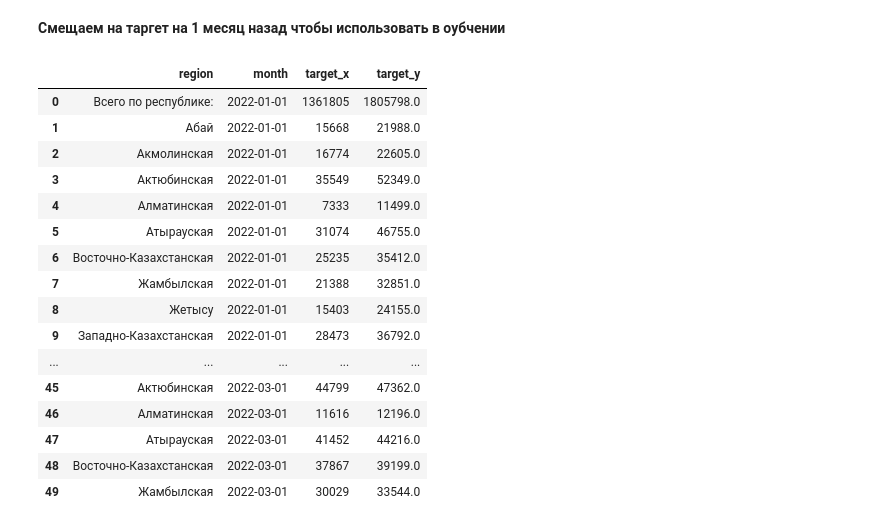
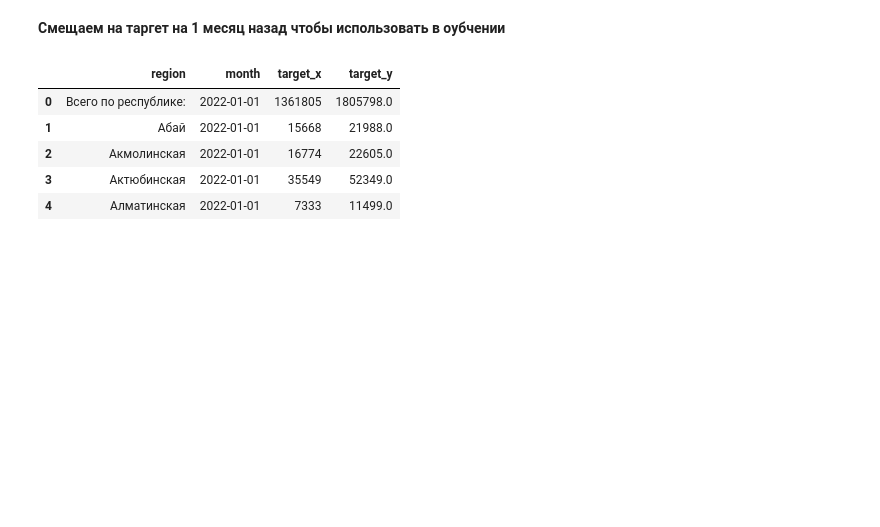
Before and after one commit to nikitalarkin/deposit_pet_kz, a Jupyter notebook: etl/group_target.ipynb, the cells around one changed output. Saved outputs shown, nothing was run; the diff lists cells and outputs as text; code cells hidden in the pictures; blank space fills up the shorter version.

```diff
--- a/etl/group_target.ipynb
+++ b/etl/group_target.ipynb
@@ -6,10 +6,10 @@ pd.set_option("display.max_rows", None)
 pd.set_option("display.max_columns", None)
 pd.set_option("display.width", None)
 # %%
-df22 = pd.read_csv('C:\\my\\prog\\pet banks\\raw_data\\target\\gived2022.csv', header=5, sep=';', encoding='utf-8')
-df23 = pd.read_csv('C:\\my\\prog\\pet banks\\raw_data\\target\\gived2023.csv', header=5, sep=';', encoding='utf-8')
-df24 = pd.read_csv('C:\\my\\prog\\pet banks\\raw_data\\target\\gived2024.csv', header=5, sep=';', encoding='utf-8')
-df25 = pd.read_csv('C:\\my\\prog\\pet banks\\raw_data\\target\\gived2025.csv', header=5, sep=';', encoding='utf-8')
+df22 = pd.read_csv('../raw_data/target/gived2022.csv', header=5, sep=';', encoding='utf-8')
+df23 = pd.read_csv('../raw_data/target/gived2023.csv', header=5, sep=';', encoding='utf-8')
+df24 = pd.read_csv('../raw_data/target/gived2024.csv', header=5, sep=';', encoding='utf-8')
+df25 = pd.read_csv('../raw_data/target/gived2025.csv', header=5, sep=';', encoding='utf-8')
 # %% [markdown]
 **Оставляем только таргеты и убираем наны**
 # %%
@@ -214,16 +214,6 @@ target_df['target'] = pd.to_numeric(target_df['target'], errors='raise')
 # %%
 target_df['target_y'] = target_df.groupby('region')['target'].shift(-1)
 target_df = target_df.rename(columns={'target': 'target_x'})
-
-target_df["lag_1"] = target_df.groupby('region')["target_x"].shift(1)
-target_df["lag_3"] = target_df.groupby('region')["target_x"].shift(3)
-target_df["lag_6"] = target_df.groupby('region')["target_x"].shift(6)
-
-target_df["rolling_mean_3"] = target_df.groupby('region')["target_x"].shift(1).rolling(3).mean().reset_index(level=0, drop=True)
-target_df["rolling_mean_6"] = target_df.groupby('region')["target_x"].shift(1).rolling(6).mean().reset_index(level=0, drop=True)
-
-target_df["diff_1"] = target_df.groupby('region')["target_x"].diff(1)
-target_df["pct_change_1"] = target_df.groupby('region')["target_x"].pct_change(1)
 # %%
 target_df = target_df.dropna()
 # %%
@@ -231,20 +221,9 @@ target_df.to_csv('C:\\my\\prog\\pet banks\\clean_data\\target.csv', index=False)
 # %%
-target_df.head(50)
+target_df.head(5)
 # %% [output]
 |  | region | month | target_x | target_y |
 | 0 | Всего по республике: | 2022-01-01 | 1361805 | 1805798.0 |
 | 1 | Абай | 2022-01-01 | 15668 | 21988.0 |
 | 2 | Акмолинская | 2022-01-01 | 16774 | 22605.0 |
 | 3 | Актюбинская | 2022-01-01 | 35549 | 52349.0 |
 | 4 | Алматинская | 2022-01-01 | 7333 | 11499.0 |
-| 5 | Атырауская | 2022-01-01 | 31074 | 46755.0 |
-| 6 | Восточно-Казахстанская | 2022-01-01 | 25235 | 35412.0 |
-| 7 | Жамбылская | 2022-01-01 | 21388 | 32851.0 |
-| 8 | Жетысу | 2022-01-01 | 15403 | 24155.0 |
-| 9 | Западно-Казахстанская | 2022-01-01 | 28473 | 36792.0 |
-| ... | ... | ... | ... | ... |
-| 45 | Актюбинская | 2022-03-01 | 44799 | 47362.0 |
-| 46 | Алматинская | 2022-03-01 | 11616 | 12196.0 |
-| 47 | Атырауская | 2022-03-01 | 41452 | 44216.0 |
-| 48 | Восточно-Казахстанская | 2022-03-01 | 37867 | 39199.0 |
-| 49 | Жамбылская | 2022-03-01 | 30029 | 33544.0 |
```
Also changed, not shown: parts of 1 cell of this notebook, 11 other files.
